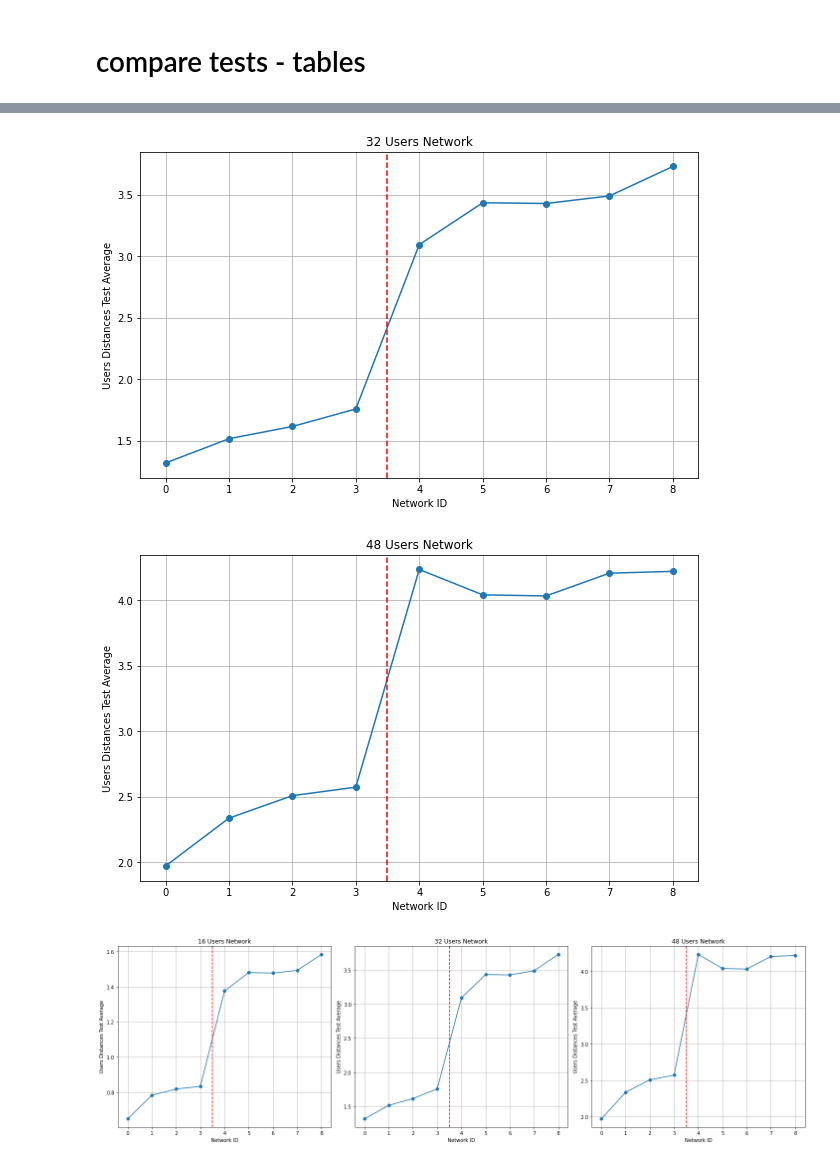
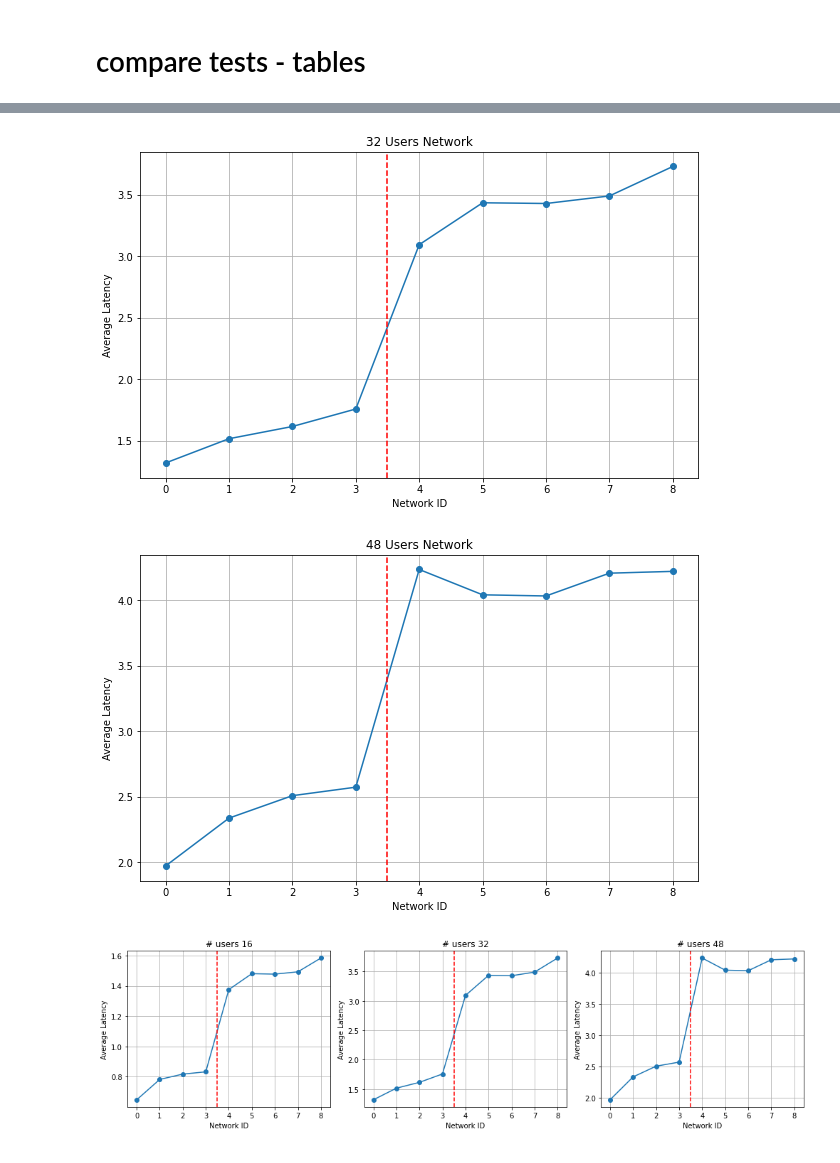
Before and after one commit to saeid93/mobile-kube, a Jupyter notebook: experiments/analysis/analysis_test_limitations.ipynb, the cells around one changed output, grey strips where cells are left out. Drawn from its saved outputs; the diff is of its cells as text; code cells hidden in the pictures.

```diff
--- a/experiments/analysis/analysis_test_limitations.ipynb
+++ b/experiments/analysis/analysis_test_limitations.ipynb
@@ -138,11 +138,11 @@ plt.plot(subset_df["test_id"], subset_df["users_distances_test_average"], marker
 plt.axvline(x=3.5, color='r', linestyle='--')  # Draw a vertical dashed red line between test_id 3 and 4
 plt.title("32 Users Network")  # Adjusted title to reflect the updated network ID
 plt.xlabel("Network ID")
-plt.ylabel("Users Distances Test Average")
+plt.ylabel("Average Latency")
 plt.grid(True)
 plt.show()
 # %% [output]
-[figure, old version]
+[figure, new version]
 # %%
 import matplotlib.pyplot as plt
 
@@ -158,48 +158,49 @@ plt.plot(subset_df["test_id"], subset_df["users_distances_test_average"], marker
 plt.axvline(x=3.5, color='r', linestyle='--')  # Draw a vertical dashed red line between test_id 3 and 4
 plt.title("48 Users Network")  # Adjusted title to reflect the updated network ID
 plt.xlabel("Network ID")
-plt.ylabel("Users Distances Test Average")
+plt.ylabel("Average Latency")
 plt.grid(True)
 plt.show()
 # %% [output]
-[figure, old version]
+[figure, new version]
 # %%
 import matplotlib.pyplot as plt
 
 # Set up subplots
-fig, axs = plt.subplots(1, 3, figsize=(20, 6))
+fig, axs = plt.subplots(1, 3, figsize=(14, 4))
 
 # Plotting for the first network (16 Users Network)
 subset_df = final_stats_df[final_stats_df["network_id"] == 1][["test_id", "users_distances_test_average"]]
 axs[0].plot(subset_df["test_id"], subset_df["users_distances_test_average"], marker='o', linestyle='-')
 axs[0].axvline(x=3.5, color='r', linestyle='--')
-axs[0].set_title("16 Users Network")
+axs[0].set_title("# users 16")
 axs[0].set_xlabel("Network ID")
-axs[0].set_ylabel("Users Distances Test Average")
+axs[0].set_ylabel("Average Latency")
 axs[0].grid(True)
 
 # Plotting for the second network (32 Users Network)
 subset_df = final_stats_df[final_stats_df["network_id"] == 5][["test_id", "users_distances_test_average"]]
 subset_df["test_id"] -= subset_df["test_id"].min()  # Restart test IDs from 0
 axs[1].plot(subset_df["test_id"], subset_df["users_distances_test_average"], marker='o', linestyle='-')
 axs[1].axvline(x=3.5, color='r', linestyle='--')
-axs[1].set_title("32 Users Network")
+axs[1].set_title("# users 32")
 axs[1].set_xlabel("Network ID")
-axs[1].set_ylabel("Users Distances Test Average")
+axs[1].set_ylabel("Average Latency")
 axs[1].grid(True)
 
 # Plotting for the third network (48 Users Network)
 subset_df = final_stats_df[final_stats_df["network_id"] == 6][["test_id", "users_distances_test_average"]]
 subset_df["test_id"] -= subset_df["test_id"].min()  # Restart test IDs from 0
 axs[2].plot(subset_df["test_id"], subset_df["users_distances_test_average"], marker='o', linestyle='-')
 axs[2].axvline(x=3.5, color='r', linestyle='--')
-axs[2].set_title("48 Users Network")
+axs[2].set_title("# users 48 ")
 axs[2].set_xlabel("Network ID")
-axs[2].set_ylabel("Users Distances Test Average")
+axs[2].set_ylabel("Average Latency")
 axs[2].grid(True)
 
 # Adjust layout
 plt.tight_layout()
+plt.savefig('../../paper-figs/limitation.pdf')
 plt.show()
 # %% [output]
-[figure, old version]
+[figure, new version]
```
Also changed, not shown: parts of 1 cell of this notebook, 1 other file.
